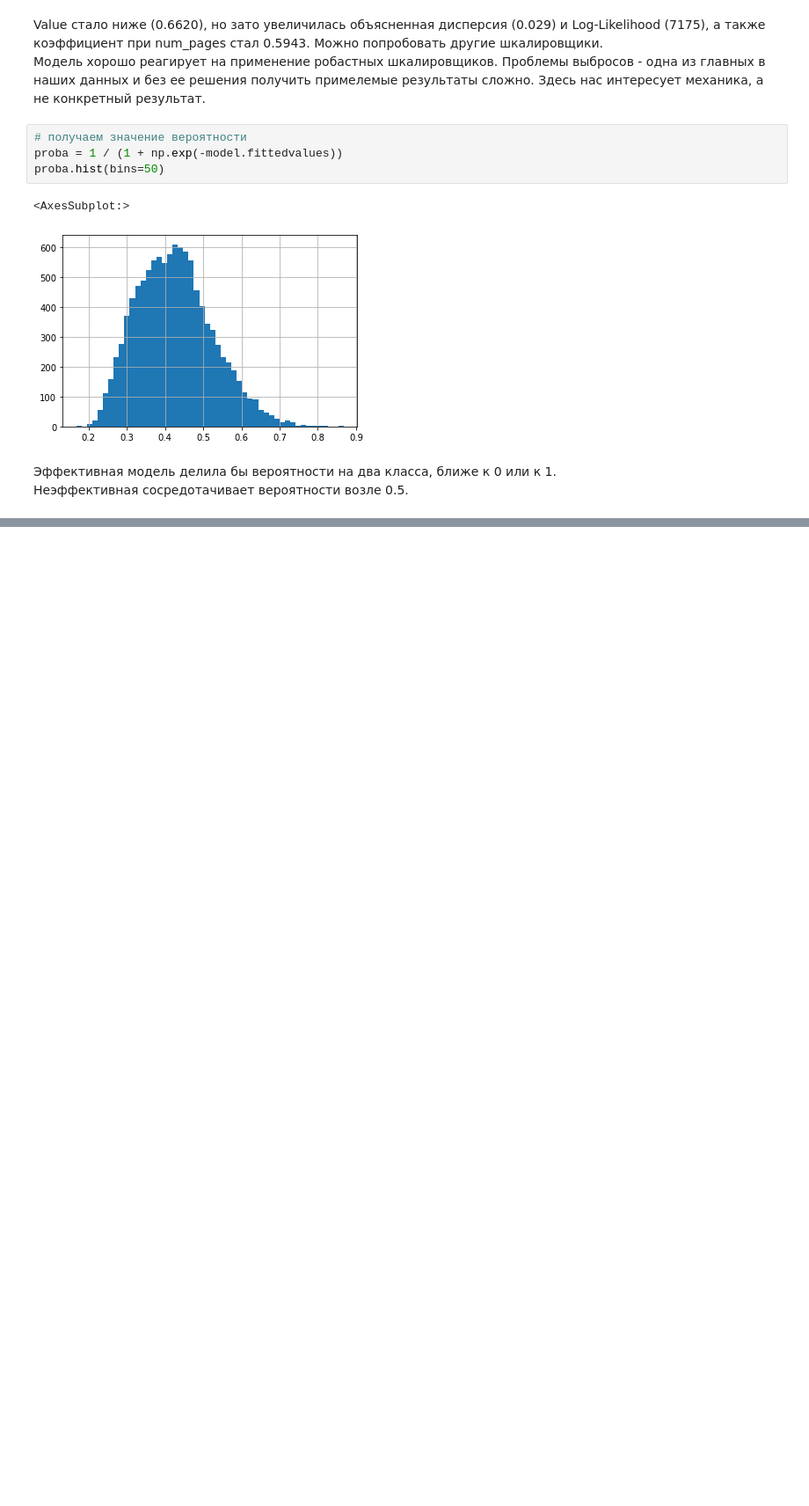
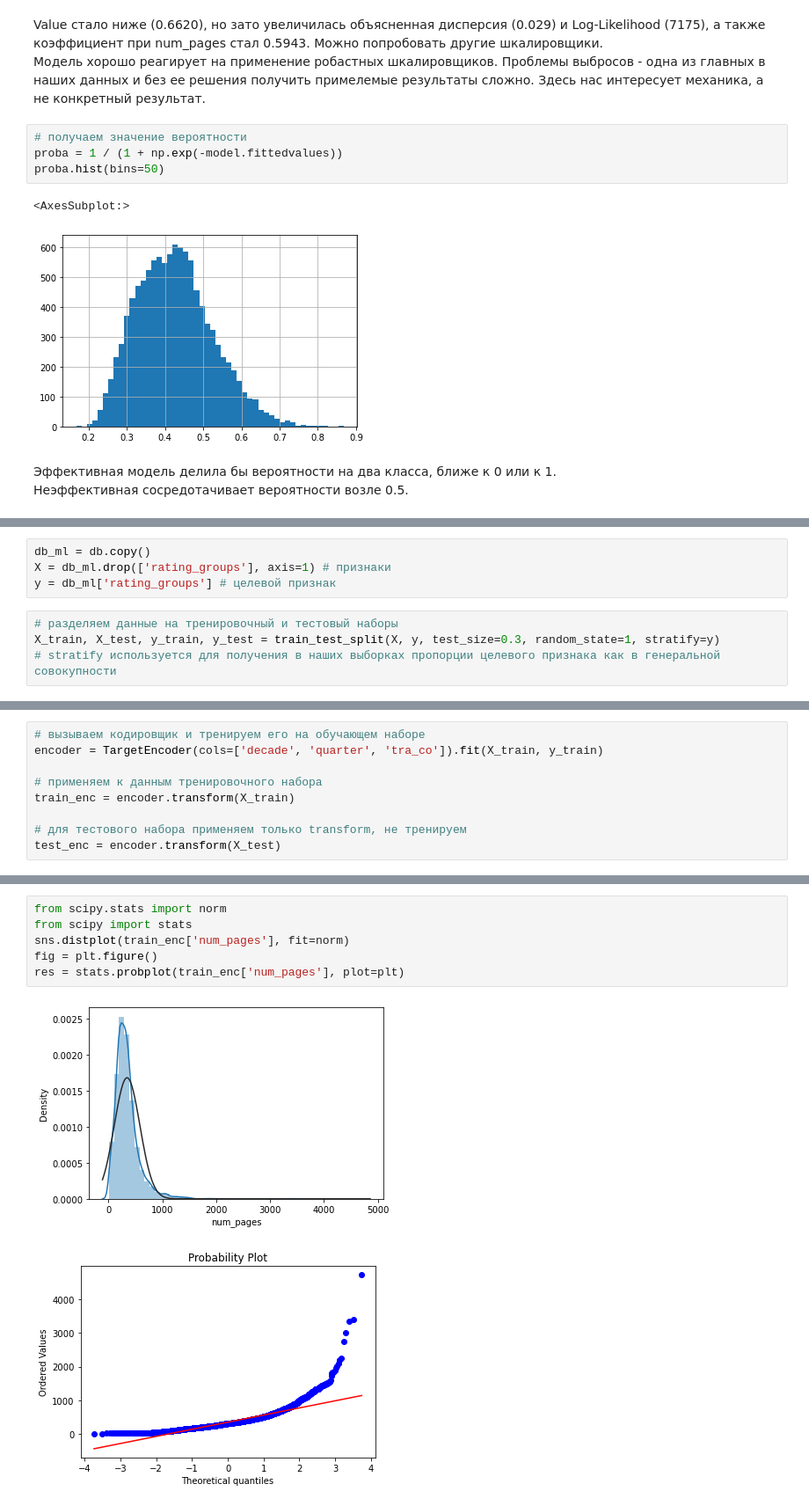
Before and after one commit to anastasiaaam/goodreads, a Jupyter notebook: goodreads_4.ipynb, the cells around one changed output, grey strips where cells are left out. Shown at 88% size. Drawn from its saved outputs; the diff is of its cells as text; blank space fills up the shorter version.

```diff
--- a/goodreads_4.ipynb
+++ b/goodreads_4.ipynb
@@ -335,0 +403,8 @@ proba.hist(bins=50)
+# %%
+db_ml = db.copy()
+X = db_ml.drop(['rating_groups'], axis=1) # признаки
+y = db_ml['rating_groups'] # целевой признак
+# %%
+# разделяем данные на тренировочный и тестовый наборы
+X_train, X_test, y_train, y_test = train_test_split(X, y, test_size=0.3, random_state=1, stratify=y)
+# stratify используется для получения в наших выборках пропорции целевого признака как в генеральной совокупности
@@ -335,0 +441,9 @@ proba.hist(bins=50)
+# %%
+# вызываем кодировщик и тренируем его на обучающем наборе
+encoder = TargetEncoder(cols=['decade', 'quarter', 'tra_co']).fit(X_train, y_train)
+
+# применяем к данным тренировочного набора
+train_enc = encoder.transform(X_train)
+
+# для тестового набора применяем только transform, не тренируем
+test_enc = encoder.transform(X_test)
@@ -335,0 +462,9 @@ proba.hist(bins=50)
+# %%
+from scipy.stats import norm
+from scipy import stats
+sns.distplot(train_enc['num_pages'], fit=norm)
+fig = plt.figure()
+res = stats.probplot(train_enc['num_pages'], plot=plt)
+# %% [output]
+[figure, added]
+[figure, added]
```
Also changed, not shown: parts of 21 cells of this notebook.
